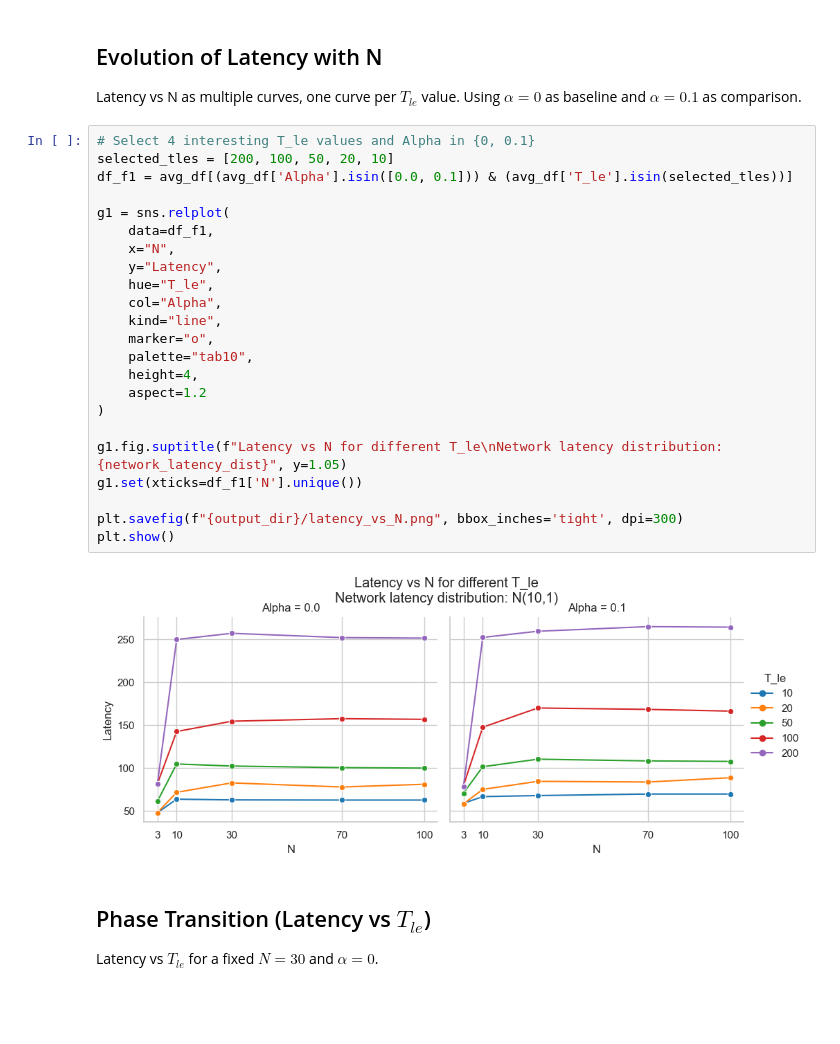
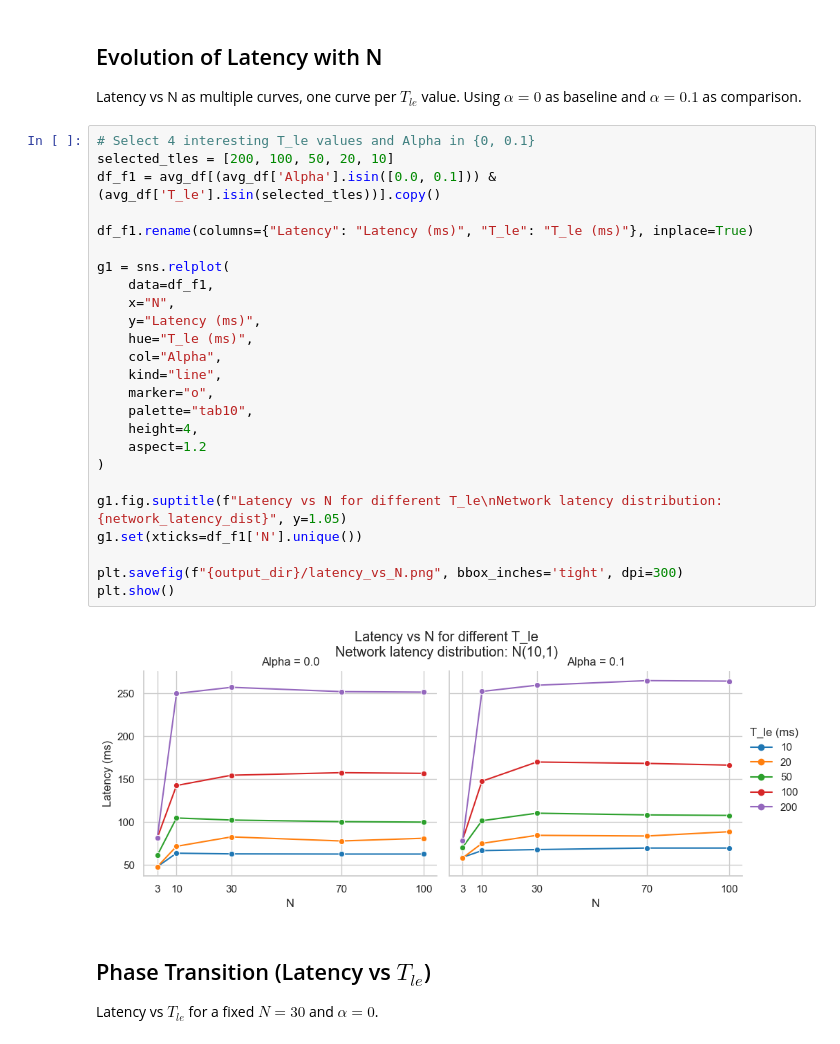
Before and after one commit to florian-roos/surcouf, a Jupyter notebook: notebook/benchmark_analysis.ipynb, the cells around one changed output. Cells and saved outputs as stored; diff of their text form; blank space fills up the shorter version.

Commit message:
feat: add ms in the legend

```diff
--- a/notebook/benchmark_analysis.ipynb
+++ b/notebook/benchmark_analysis.ipynb
@@ -53,28 +53,30 @@ Latency vs N as multiple curves, one curve per $T_{le}$ value. Using $\alpha=0$
 # %%
 # Select 4 interesting T_le values and Alpha in {0, 0.1}
 selected_tles = [200, 100, 50, 20, 10]
-df_f1 = avg_df[(avg_df['Alpha'].isin([0.0, 0.1])) & (avg_df['T_le'].isin(selected_tles))]
+df_f1 = avg_df[(avg_df['Alpha'].isin([0.0, 0.1])) & (avg_df['T_le'].isin(selected_tles))].copy()
+
+df_f1.rename(columns={"Latency": "Latency (ms)", "T_le": "T_le (ms)"}, inplace=True)
 
 g1 = sns.relplot(
     data=df_f1,
     x="N",
-    y="Latency",
-    hue="T_le",
+    y="Latency (ms)",
+    hue="T_le (ms)",
     col="Alpha",
     kind="line",
     marker="o",
     palette="tab10",
     height=4,
     aspect=1.2
 )
 
 g1.fig.suptitle(f"Latency vs N for different T_le\nNetwork latency distribution: {network_latency_dist}", y=1.05)
 g1.set(xticks=df_f1['N'].unique())
 
 plt.savefig(f"{output_dir}/latency_vs_N.png", bbox_inches='tight', dpi=300)
 plt.show()
 # %% [output]
-[figure, old version]
+[figure, new version]
 # %% [markdown]
 ## Phase Transition (Latency vs $T_{le}$)
 Latency vs $T_{le}$ for a fixed $N=30$ and $\alpha=0$.
```
Also changed, not shown: parts of 3 cells of this notebook, 6 other files.
